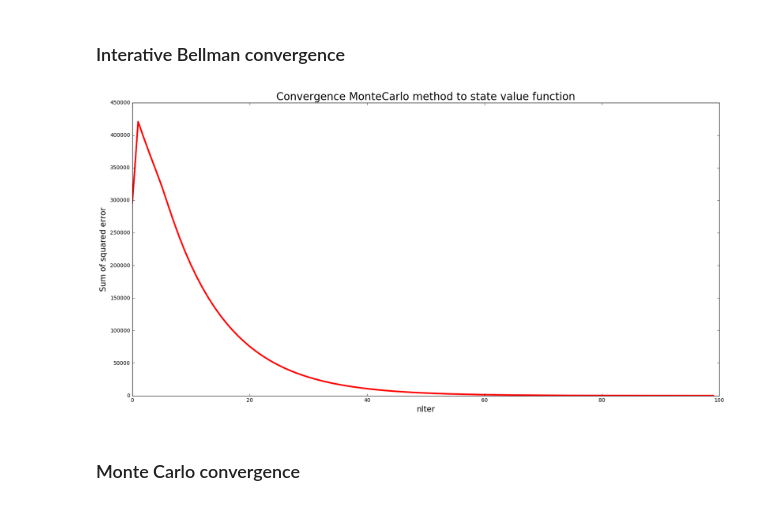
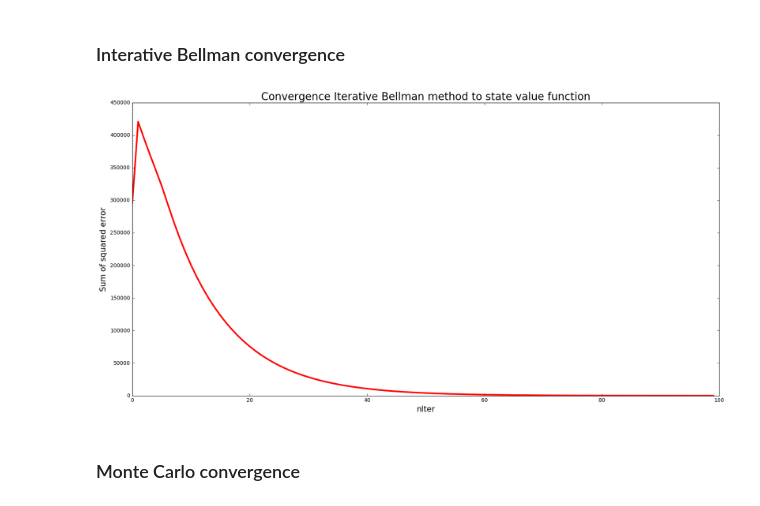
Before and after one commit to bigtdu53/tp1_reinforcment, a Jupyter notebook: tp_1_clean.ipynb, the cells around one changed output. Drawn from its saved outputs; the diff is of its cells as text; code cells hidden in the pictures.

```diff
--- a/tp_1_clean.ipynb
+++ b/tp_1_clean.ipynb
@@ -366,18 +366,18 @@ plt.show()
 # %%
 Vdirect=arbA.ev_policy_direct_computation(t)
 error=[]
 for i in range(100):
     Vinte=arbA.ev_policy_iterative_computation(t,i)
     error.append(np.sum(abs(np.array(Vinte)-np.array(Vdirect))**2))
 
 plt.figure(figsize=(20,10))
 plt.plot(error,'r-',lw=3)
-plt.title('Convergence MonteCarlo method to state value function',fontsize=20)
+plt.title('Convergence Iterative Bellman method to state value function',fontsize=20)
 plt.xlabel('nIter',fontsize=15)
 plt.ylabel('Sum of squared error',fontsize=15)
 plt.show()
 # %% [output]
-[figure, old version]
+[figure, new version]
 # %% [markdown]
 ### Monte Carlo convergence
 # %%
```
Also changed, not shown: parts of 2 cells of this notebook.
